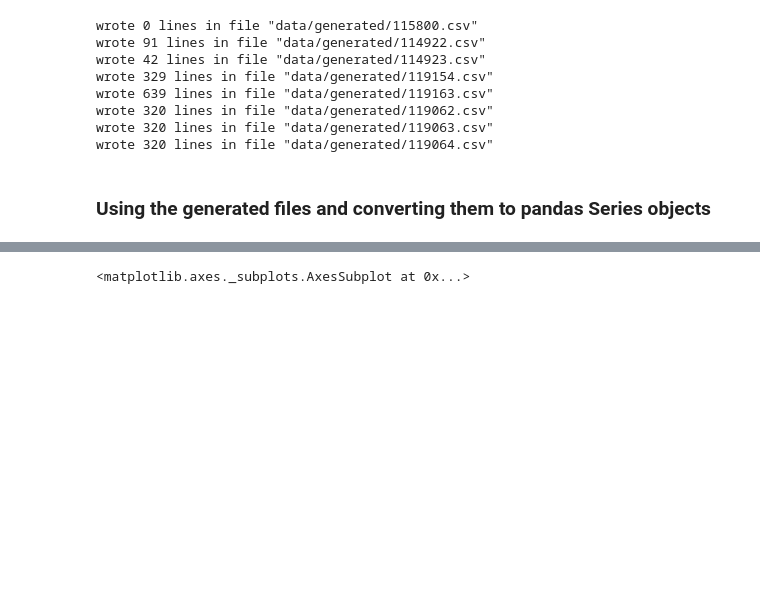
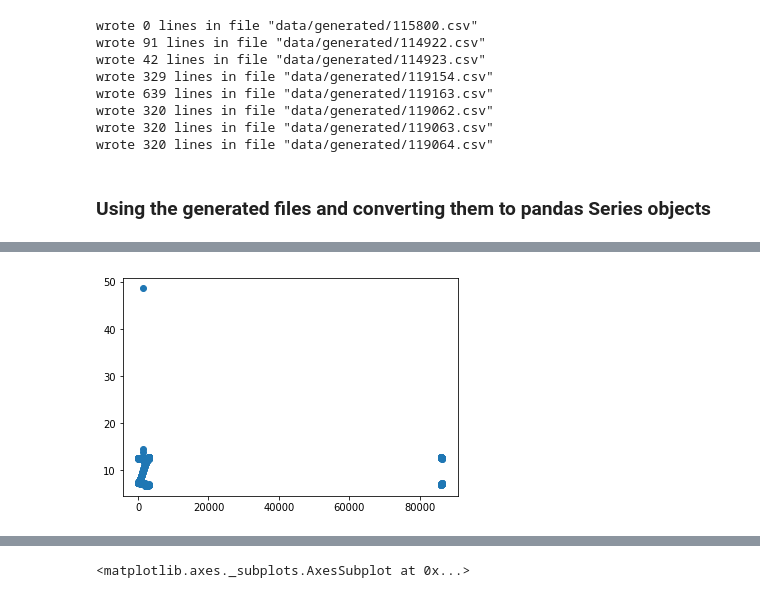
Before and after one commit to jesus-r-mendoza/Operations-Data-and-Mgmt-System, a Jupyter notebook: machine-learning/data-analysis/Data-Preprocessing.ipynb, the cells around one changed output, grey strips where cells are left out. Saved outputs shown, nothing was run; the diff lists cells and outputs as text; code cells hidden in the pictures; blank space fills up the shorter version.

```diff
--- a/machine-learning/data-analysis/Data-Preprocessing.ipynb
+++ b/machine-learning/data-analysis/Data-Preprocessing.ipynb
@@ -83,0 +121,5 @@ for k, v in data.items():
+# %%
+x, y, start = prepare_for_scatter(series[3])
+plt.scatter(x, y)
+print(f' 0 = {start} ')
+# %% [output]
@@ -83,0 +127 @@ for k, v in data.items():
+[figure, added]
```
Also changed, not shown: parts of 17 cells of this notebook.
